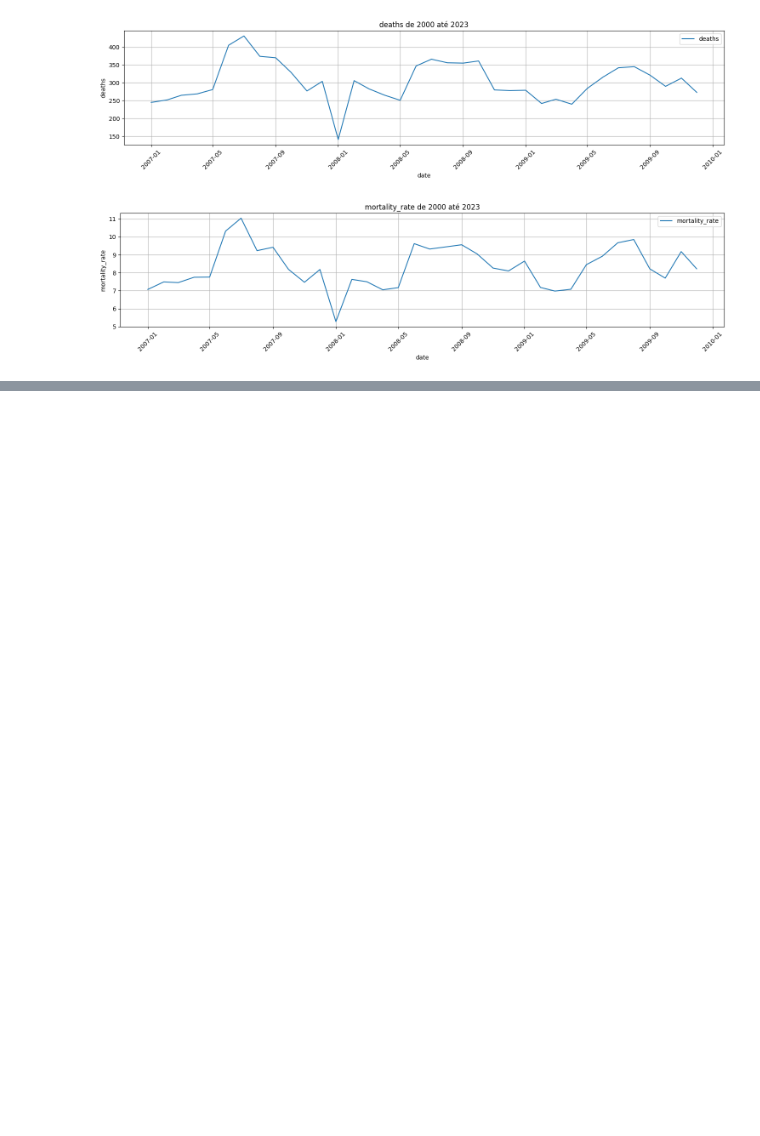
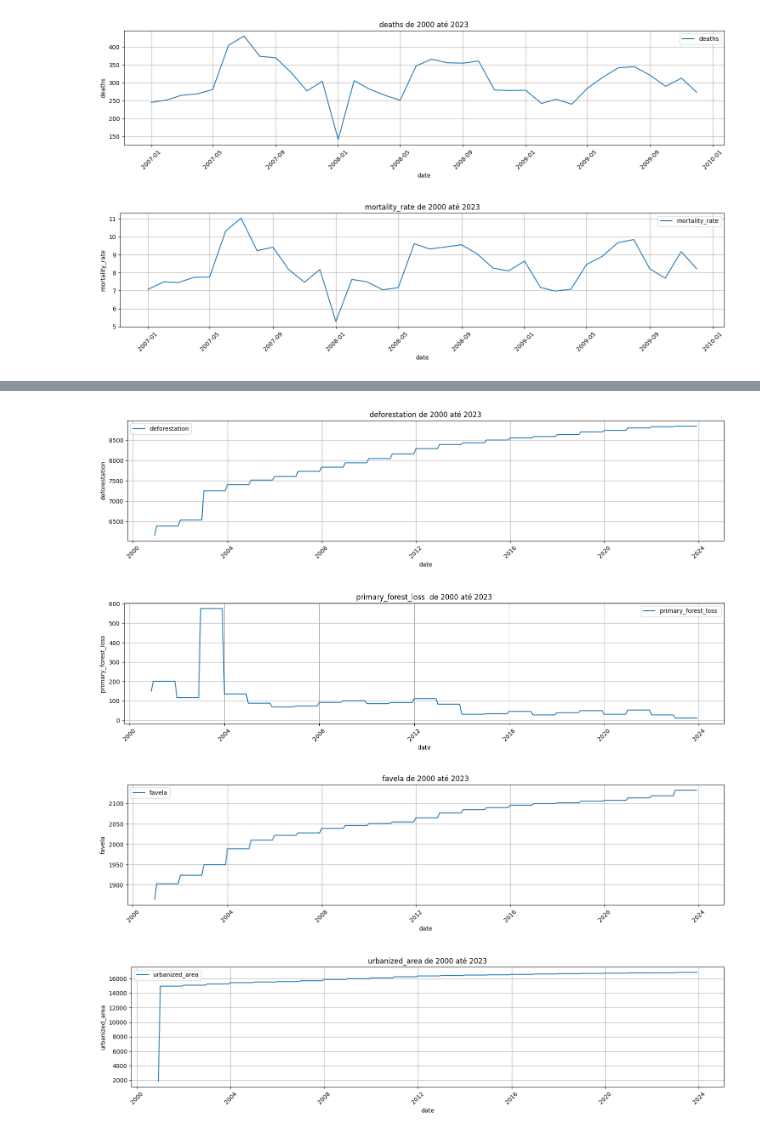
Before and after one commit to ThierrryScotto/trabalho_pratico, a Jupyter notebook: EDA_heat_and_heart.ipynb, the cells around one changed output, grey strips where cells are left out. Saved outputs shown, nothing was run; the diff lists cells and outputs as text; code cells hidden in the pictures; blank space fills up the shorter version.

```diff
--- a/EDA_heat_and_heart.ipynb
+++ b/EDA_heat_and_heart.ipynb
@@ -281,0 +340,9 @@ for feature in features_datasus:
+# %%
+for feature in features_map_biomas:
+    title = f"{feature} de 2000 até 2023"
+    plot(dataset.index, dataset[feature], title, 'date', feature)
+# %% [output]
+[figure, added]
+[figure, added]
+[figure, added]
+[figure, added]
```
Also changed, not shown: parts of 5 cells of this notebook.
